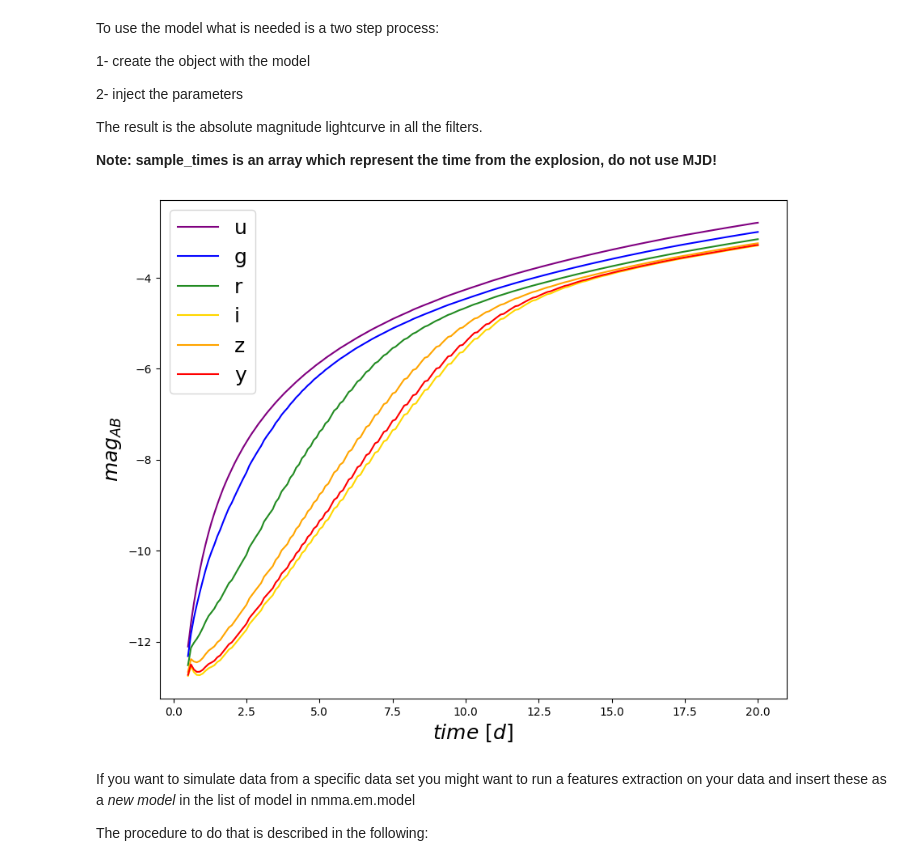
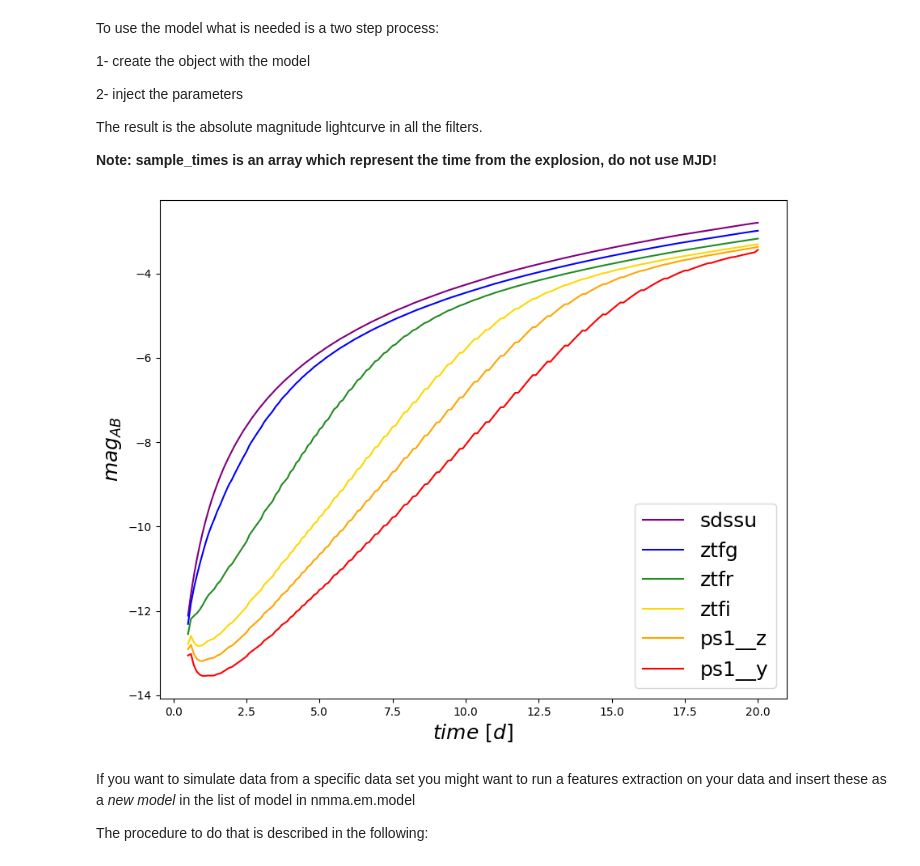
Before and after one commit to nuclear-multimessenger-astronomy/nmma, a Jupyter notebook: tutorials/tutorial-lightcurve_simulation.ipynb, the cells around one changed output. Drawn from its saved outputs; the diff is of its cells as text; code cells hidden in the pictures.

Commit message:
Update lightcurve_simulation tutorial notebook and bulla files

```diff
--- a/tutorials/tutorial-lightcurve_simulation.ipynb
+++ b/tutorials/tutorial-lightcurve_simulation.ipynb
@@ -99,8 +101,9 @@ The result is the absolute magnitude lightcurve in all the filters.
 # create the object
 tmin, tmax, dt = 0.5, 20.0, 0.1
 sample_times = np.arange(tmin, tmax + dt, dt)
+colors = {'sdssu':'purple','ztfg':'blue','ztfr':'forestgreen','ztfi':'gold','ps1__z':'orange','ps1__y':'red'}
 
-kn_model = SimpleKilonovaLightCurveModel(sample_times=sample_times)
+kn_model = SimpleKilonovaLightCurveModel(sample_times=sample_times, filters=colors.keys())
 
 # run the simulation
 bestfit_params = {
@@ -109,7 +112,7 @@ bestfit_params = {
     "log10_kappa_r": 0.98,
     "timeshift": 0.183516607107672,
     "log10_vej": -0.48,
-    "log10_Mej": -0.52,
+    "log10_mej": -0.52,
 }
 _, mag_kn = kn_model.generate_lightcurve(sample_times, bestfit_params)
 # %%
@@ -125,7 +128,7 @@ param={"luminosity_distance": 350,
         "log10_epsilon_e":   -1,    # epsilon_e
         "log10_epsilon_B":   -2,   # epsilon_B
         'xi_N':        1.0}
-grb_model = GRBLightCurveModel(sample_times=sample_times)
+grb_model = GRBLightCurveModel(sample_times=sample_times, filters=colors.keys())
 _, mag_grb = grb_model.generate_lightcurve(sample_times, param)
 # %%
 from scipy.special import logsumexp
@@ -141,20 +144,19 @@ for f in mag_kn:
 # %%
 import matplotlib as mpl
 mpl.rcParams.update(mpl.rcParamsDefault)
-colors = {'u':'purple','g':'blue','r':'forestgreen','i':'gold','z':'orange','y':'red'}
 fig, ax = plt.subplots(1,1,figsize=(10,8))
 for f in colors.keys():
     m = total_mag[f]
     #merr = np.array(lcs['merr'])[mask][ind]
     ax.plot(sample_times, m,'-', label=f,color=colors[f])
     ax.set_ylabel(r'$mag_{AB}$', fontsize=18)
     ax.set_xlabel(r'$time~[d]$', fontsize=18)
     ax.ticklabel_format(useOffset=False)
     #ax.set_xscale('log')
 ax.legend(fontsize=18)
 plt.show()
 # %% [output]
-[figure, old version]
+[figure, new version]
 # %% [markdown]
 If you want to simulate data from a specific data set you might want to run a features extraction on your data and insert these as a *new model* in the list of model in nmma.em.model
 
```
Also changed, not shown: parts of 10 cells of this notebook, 28 other files.
